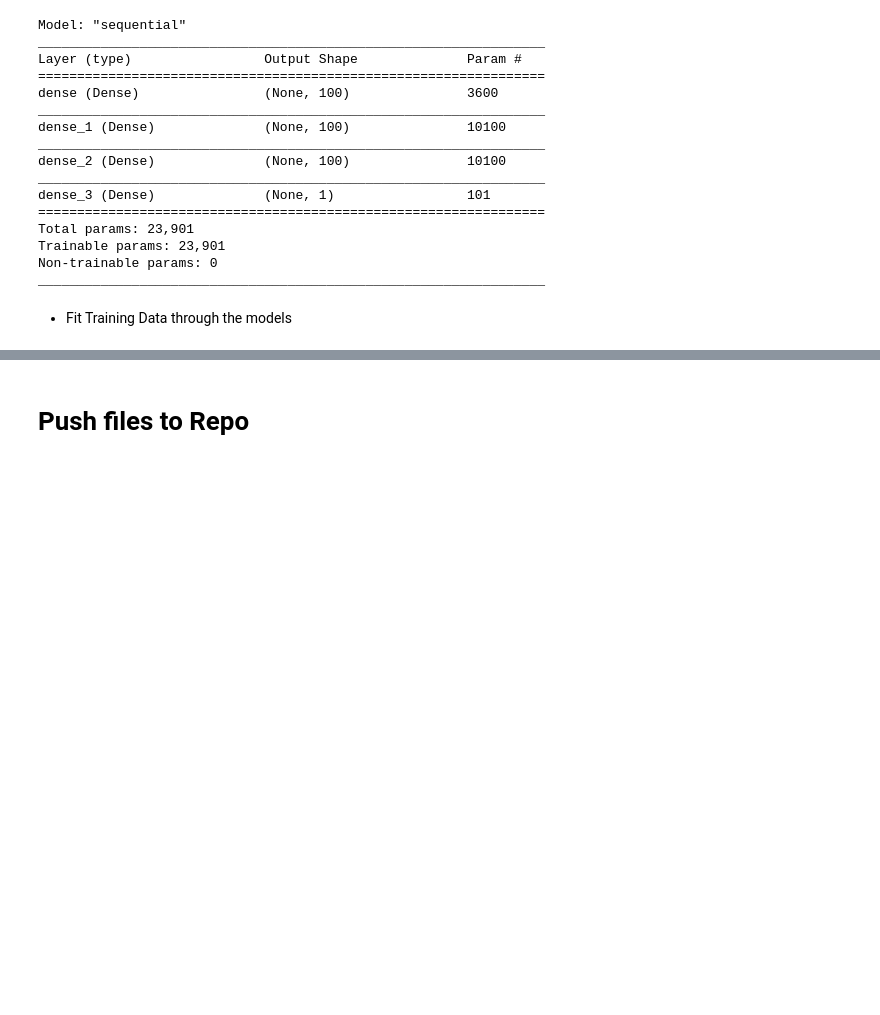
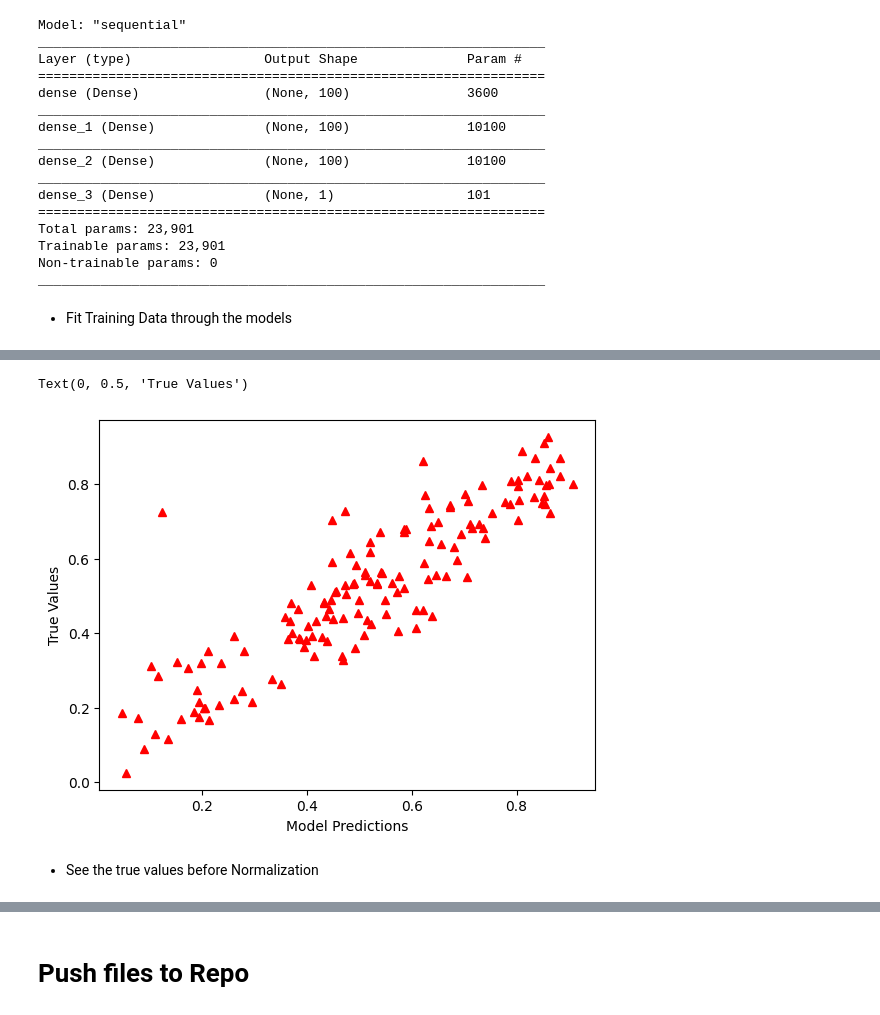
Before and after one commit to Xh3ni/BikeSharingRental, a Jupyter notebook: jupyter_notebooks/Visualize Dataset.ipynb, the cells around one changed output, grey strips where cells are left out. Drawn from its saved outputs; the diff is of its cells as text; code cells hidden in the pictures; blank space fills up the shorter version.

```diff
--- a/jupyter_notebooks/Visualize Dataset.ipynb
+++ b/jupyter_notebooks/Visualize Dataset.ipynb
@@ -474,0 +495,10 @@ Epoch 20/20
+# %%
+y_predict = model.predict(X_test)
+plt.plot(y_test, y_predict, "^", color = 'r')
+plt.xlabel('Model Predictions')
+plt.ylabel('True Values')
+# %% [output]
+Text(0, 0.5, 'True Values')
+[figure, added]
+# %% [markdown]
+* See the true values before Normalization
```
Also changed, not shown: parts of 15 cells of this notebook.
